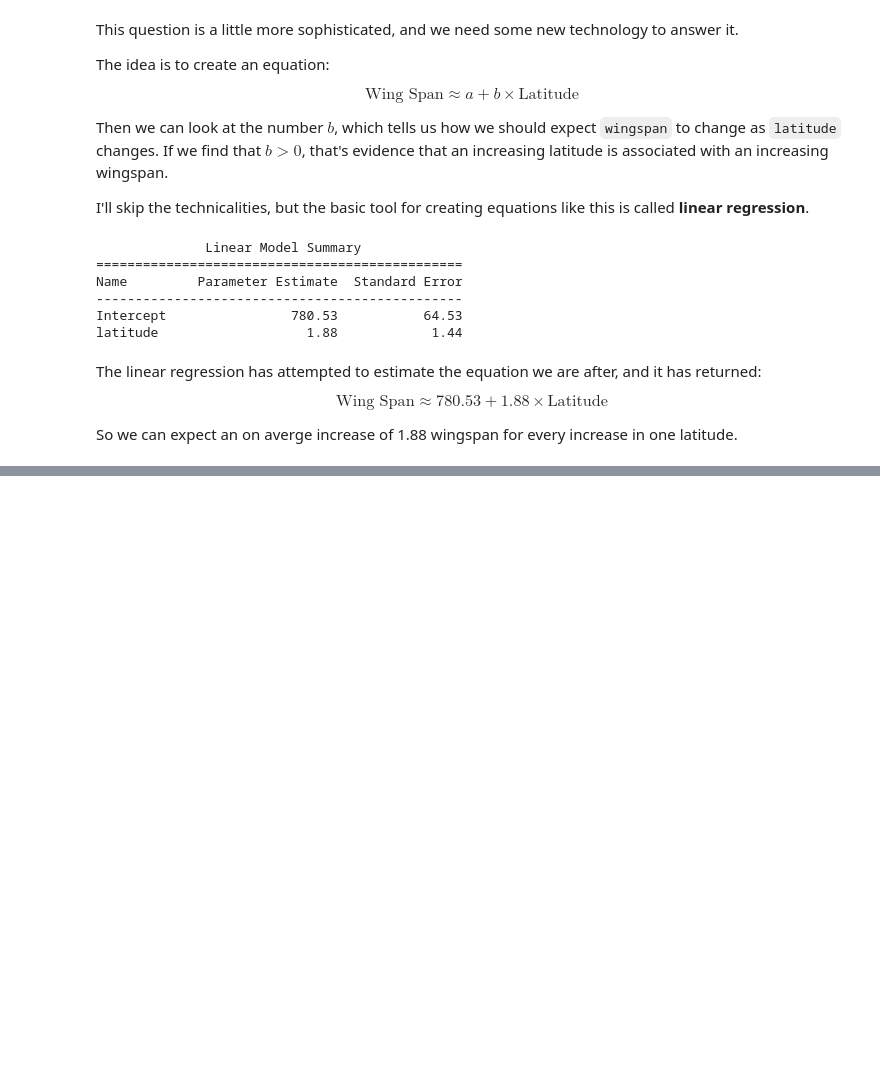
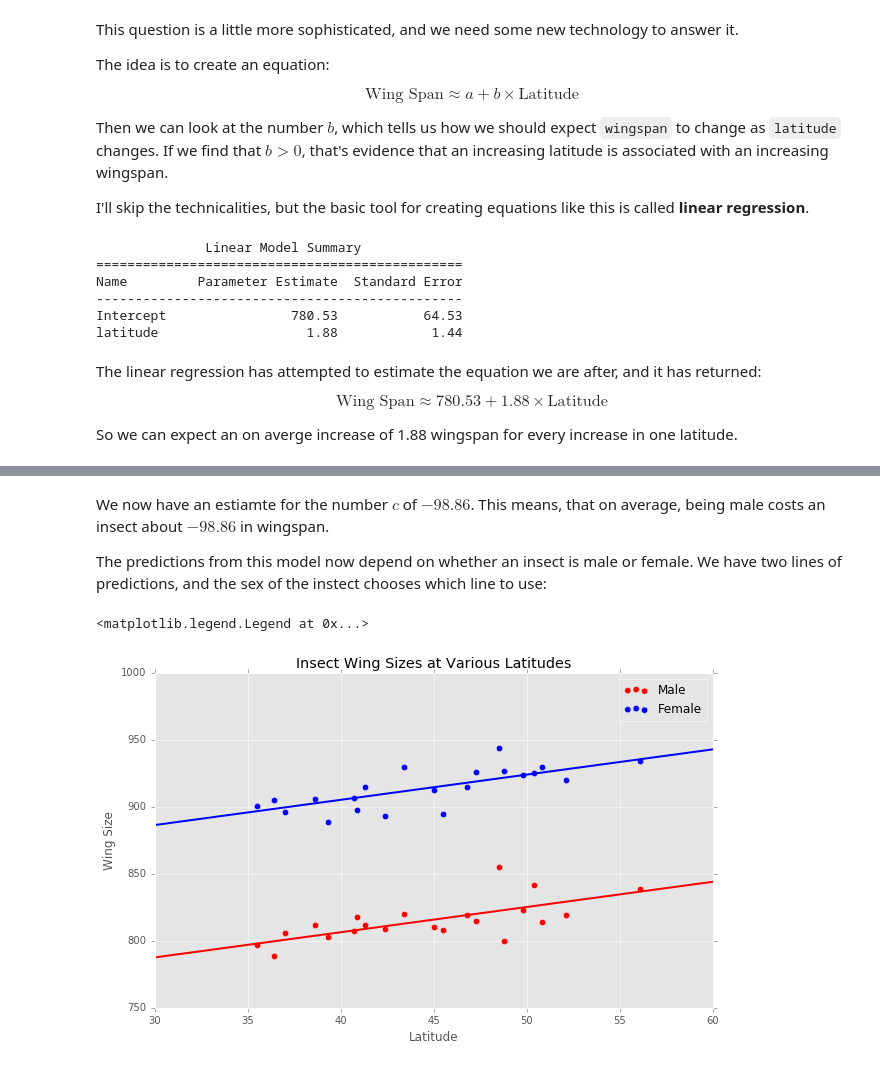
Before and after one commit to madrury-galvanize/learn-to-code-data-science, a Jupyter notebook: intro-to-data-science.ipynb, the cells around one changed output, grey strips where cells are left out. Cells and saved outputs as stored; diff of their text form; code cells hidden in the pictures; blank space fills up the shorter version.

```diff
--- a/intro-to-data-science.ipynb
+++ b/intro-to-data-science.ipynb
@@ -203,0 +243,4 @@ So we can expect an on averge increase of 1.88 wingspan for every increase in on
+# %%
+linear_model = smf.ols(formula='wingsize ~ latitude + sex', data=insects)
+insects_model_with_sex = linear_model.fit()
+linear_model_summary(insects_model_with_sex)
@@ -203,0 +255,31 @@ So we can expect an on averge increase of 1.88 wingspan for every increase in on
+# %% [markdown]
+We now have an estiamte for the number $c$ of $-98.86$.  This means, that on average, being male costs an insect about $-98.86$ in wingspan.
+
+The predictions from this model now depend on whether an insect is male or female.  We have two lines of predictions, and the sex of the instect chooses which line to use:
+# %%
+fig, ax = plt.subplots()
+
+# Make a scatterplot of the data.
+sex_boolean = insects.sex.astype(bool)
+ax.scatter(insects.latitude[sex_boolean],
+           insects.wingsize[sex_boolean],
+           s=40, c="red", label="Male")
+ax.scatter(insects.latitude[~sex_boolean],
+           insects.wingsize[~sex_boolean],
+           s=40, c="blue", label="Female")
+
+# Make a linea graph of the predictions.
+x = np.linspace(30, 60, num=250)
+ax.plot(x, insects_model_with_sex.params[0] + insects_model_with_sex.params[1] * x,
+       linewidth=2, c="blue")
+ax.plot(x, insects_model_with_sex.params[0] + insects_model_with_sex.params[1] * x + insects_model_with_sex.params[2],
+       linewidth=2, c="red")
+
+ax.set_xlim(30, 60)
+ax.set_xlabel("Latitude")
+ax.set_ylabel("Wing Size")
+ax.set_title("Insect Wing Sizes at Various Latitudes")
+ax.legend()
+# %% [output]
+<matplotlib.legend.Legend at 0x...>
+[figure, added]
```
Also changed, not shown: parts of 5 cells of this notebook.
